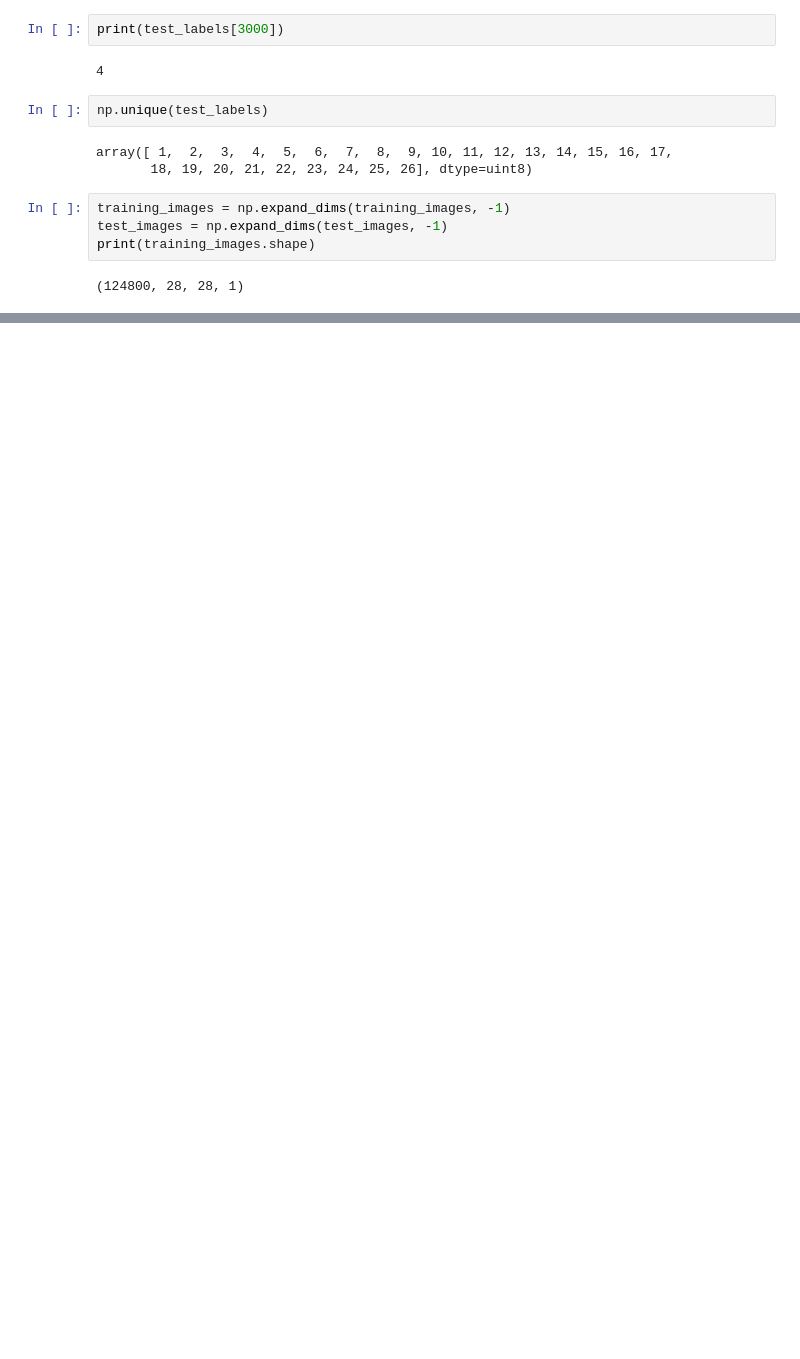
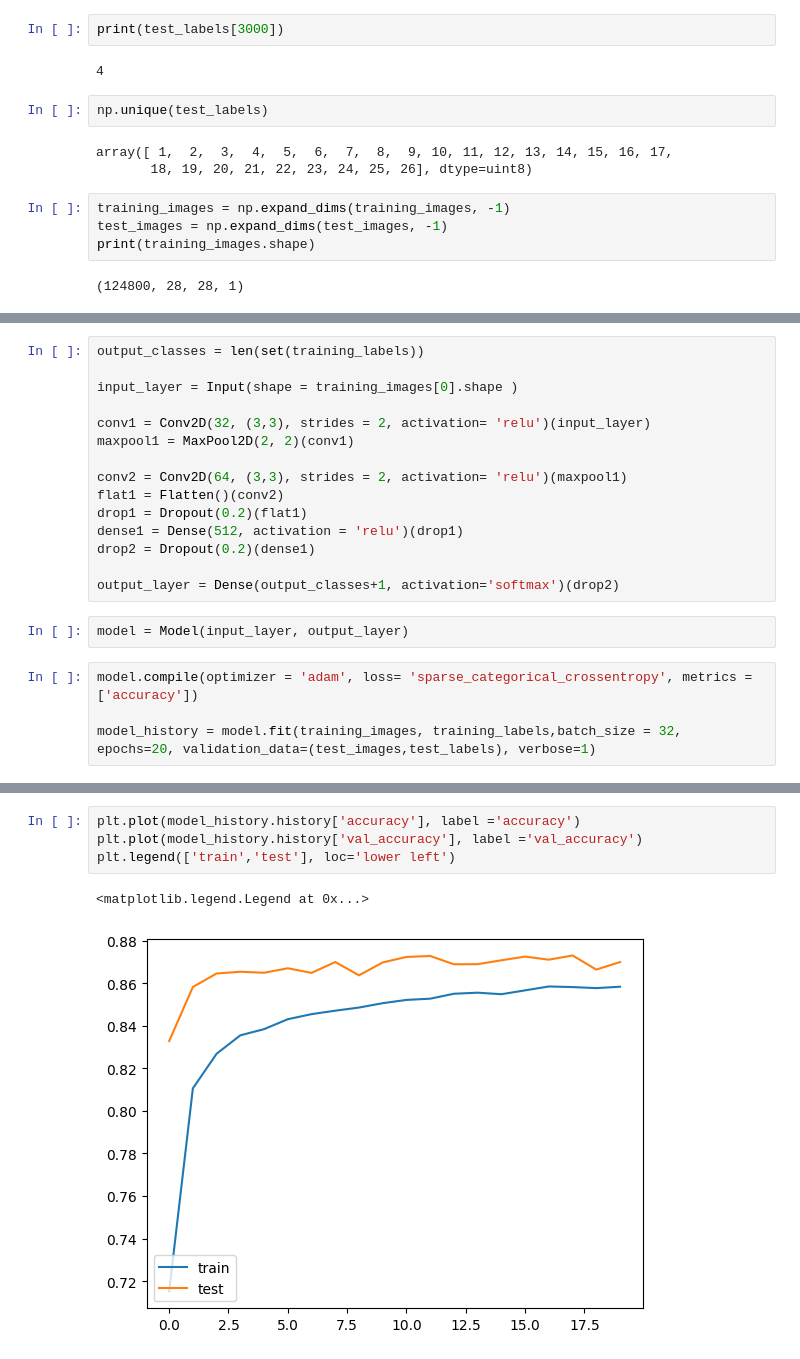
Before and after one commit to gandhias-a11y/colab, a Jupyter notebook: semester_project_0.5.ipynb, the cells around one changed output, grey strips where cells are left out. Drawn from its saved outputs; the diff is of its cells as text; blank space fills up the shorter version.

```diff
--- a/semester_project_0.5.ipynb
+++ b/semester_project_0.5.ipynb
@@ -85,0 +81,21 @@ output_classes = len(set(training_labels))
+# %%
+output_classes = len(set(training_labels))
+
+input_layer = Input(shape = training_images[0].shape )
+
+conv1 = Conv2D(32, (3,3), strides = 2, activation= 'relu')(input_layer)
+maxpool1 = MaxPool2D(2, 2)(conv1)
+
+conv2 = Conv2D(64, (3,3), strides = 2, activation= 'relu')(maxpool1)
+flat1 = Flatten()(conv2)
+drop1 = Dropout(0.2)(flat1)
+dense1 = Dense(512, activation = 'relu')(drop1)
+drop2 = Dropout(0.2)(dense1)
+
+output_layer = Dense(output_classes+1, activation='softmax')(drop2)
+# %%
+model = Model(input_layer, output_layer)
+# %%
+model.compile(optimizer = 'adam', loss= 'sparse_categorical_crossentropy', metrics =['accuracy'])
+
+model_history = model.fit(training_images, training_labels,batch_size = 32, epochs=20, validation_data=(test_images,test_labels), verbose=1)
@@ -85,0 +120,7 @@ output_classes = len(set(training_labels))
+# %%
+plt.plot(model_history.history['accuracy'], label ='accuracy')
+plt.plot(model_history.history['val_accuracy'], label ='val_accuracy')
+plt.legend(['train','test'], loc='lower left')
+# %% [output]
+<matplotlib.legend.Legend at 0x...>
+[figure, added]
```
Also changed, not shown: parts of 7 cells of this notebook.
